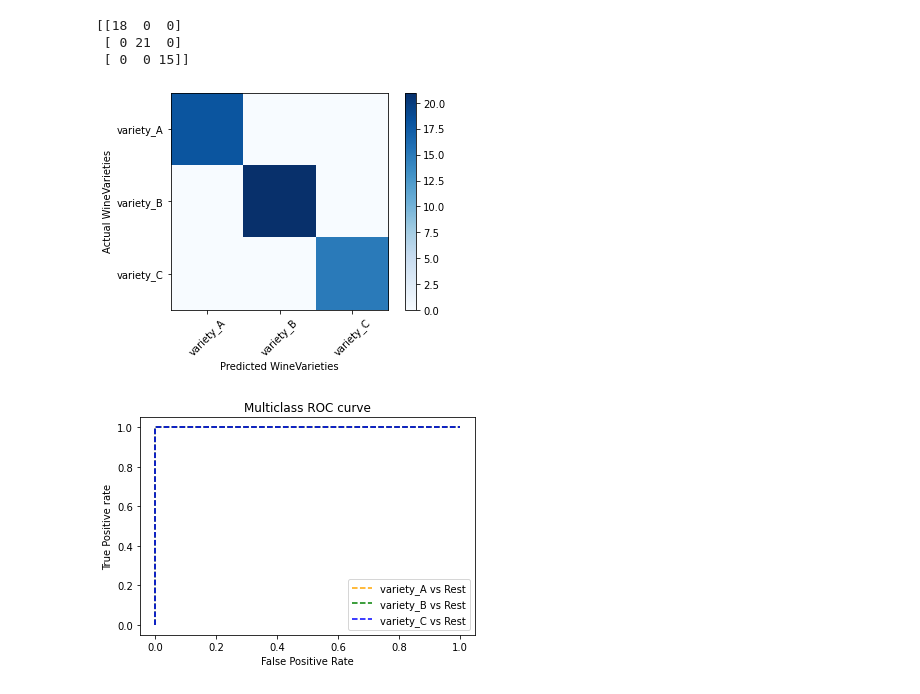
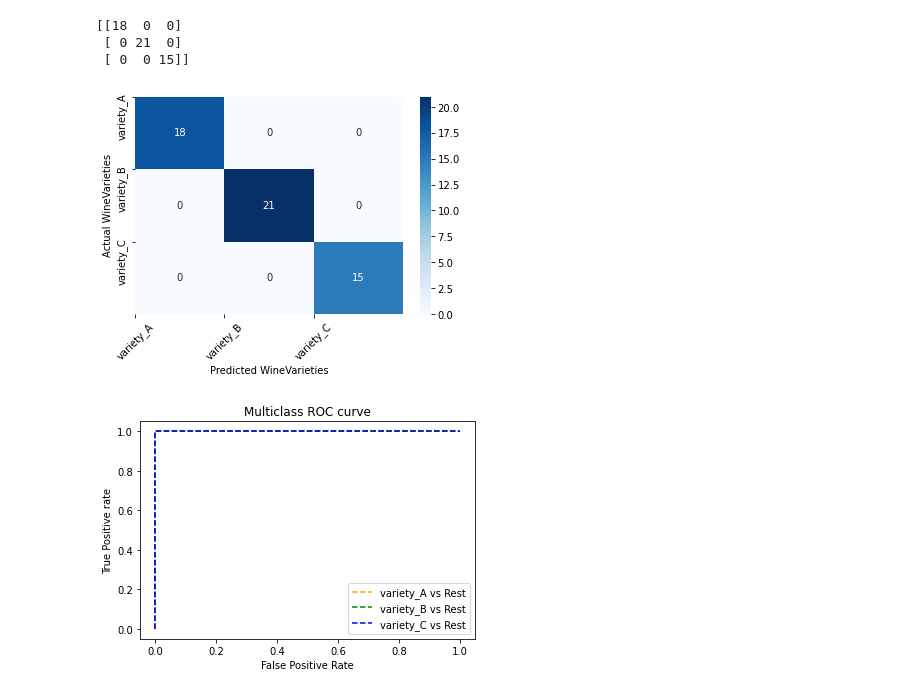
Before and after one commit to Aduzona/Machine_Learning, a Jupyter notebook: 12_Train and evaluate classification models/10-Wine Classification Challenge.ipynb, the cells around one changed output. Saved outputs shown, nothing was run; the diff lists cells and outputs as text; code cells hidden in the pictures.

```diff
--- a/12_Train and evaluate classification models/10-Wine Classification Challenge.ipynb
+++ b/12_Train and evaluate classification models/10-Wine Classification Challenge.ipynb
@@ -433,16 +436,17 @@ print(mcm)
 # %%
 
 # Confusion matrix
-plt.imshow(mcm, interpolation="nearest", cmap=plt.cm.Blues)
-plt.colorbar()
+#plt.imshow(mcm, interpolation="nearest", cmap=plt.cm.Blues)
+sns.heatmap(mcm,annot=True,fmt='d',cmap='Blues')
+#plt.colorbar()
 tick_marks = np.arange(len(data_classes))
 plt.xticks(tick_marks, data_classes, rotation=45)
 plt.yticks(tick_marks, data_classes)
 plt.xlabel("Predicted WineVarieties")
 plt.ylabel("Actual WineVarieties")
 plt.show()
 # %% [output]
-[figure, old version]
+[figure, new version]
 # %%
 # Get ROC metrics for each class
 fpr = {}
```
Also changed, not shown: parts of 2 cells of this notebook, 4 other files.
